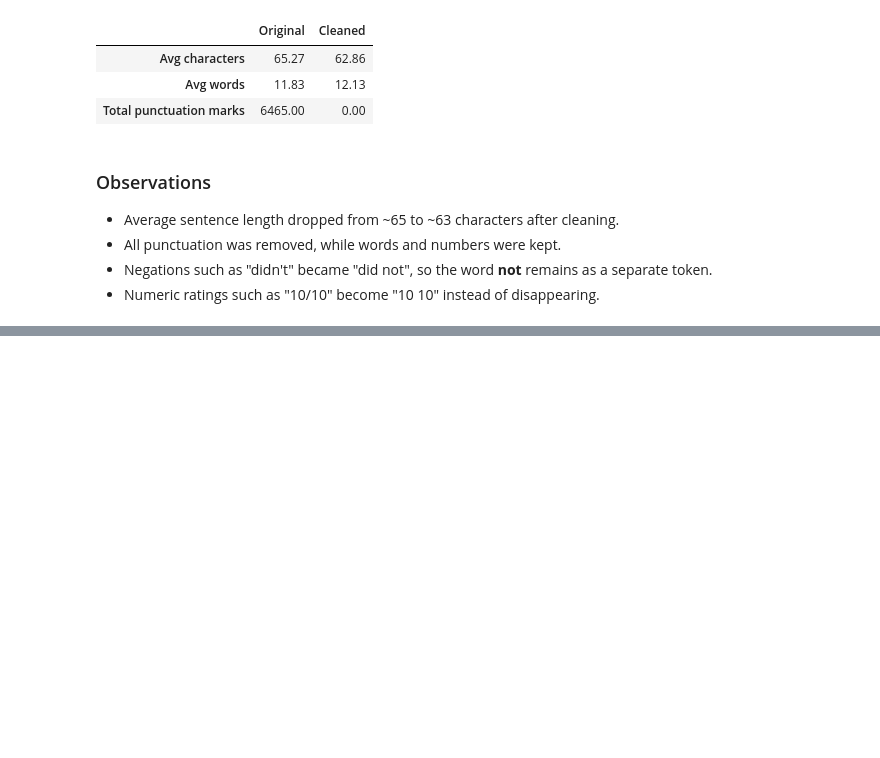
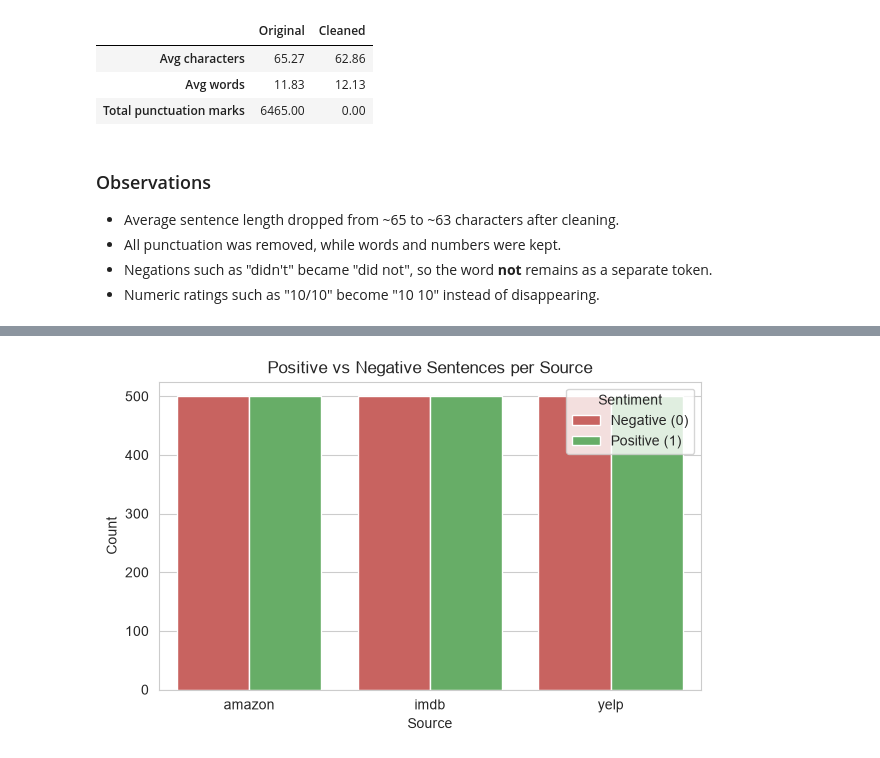
Before and after one commit to RavinduBatawala/Sentiment-Analysis-Using-Traditional-Machine-Learning, a Jupyter notebook: notebooks/lab1_sentiment.ipynb, the cells around one changed output, grey strips where cells are left out. Cells and saved outputs as stored; diff of their text form; code cells hidden in the pictures; blank space fills up the shorter version.

```diff
--- a/notebooks/lab1_sentiment.ipynb
+++ b/notebooks/lab1_sentiment.ipynb
@@ -154,0 +157,7 @@ stats.round(2)
+# %%
+import matplotlib.pyplot as plt
+import seaborn as sns
+from collections import Counter
+
+sns.set_style("whitegrid")
+COLORS = ["#d9534f", "#5cb85c"]  # red = negative, green = positive
@@ -154,0 +186,10 @@ stats.round(2)
+# %%
+fig, ax = plt.subplots(figsize=(7, 4))
+sns.countplot(data=df, x="source", hue="label", palette=COLORS, ax=ax)
+ax.set_title("Positive vs Negative Sentences per Source")
+ax.set_xlabel("Source")
+ax.set_ylabel("Count")
+ax.legend(title="Sentiment", labels=["Negative (0)", "Positive (1)"])
+plt.show()
+# %% [output]
+[figure, added]
```
Also changed, not shown: parts of 14 cells of this notebook.
